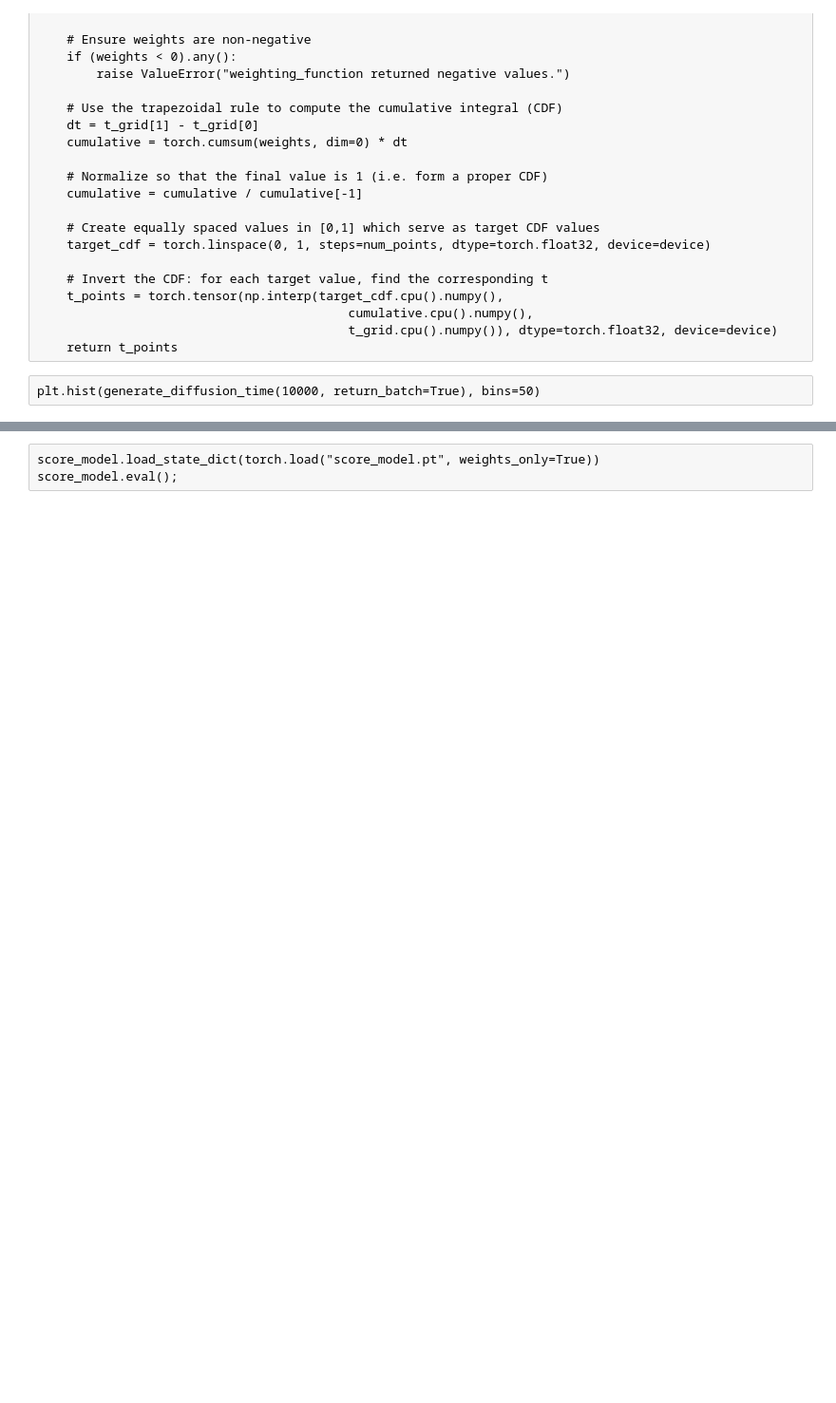
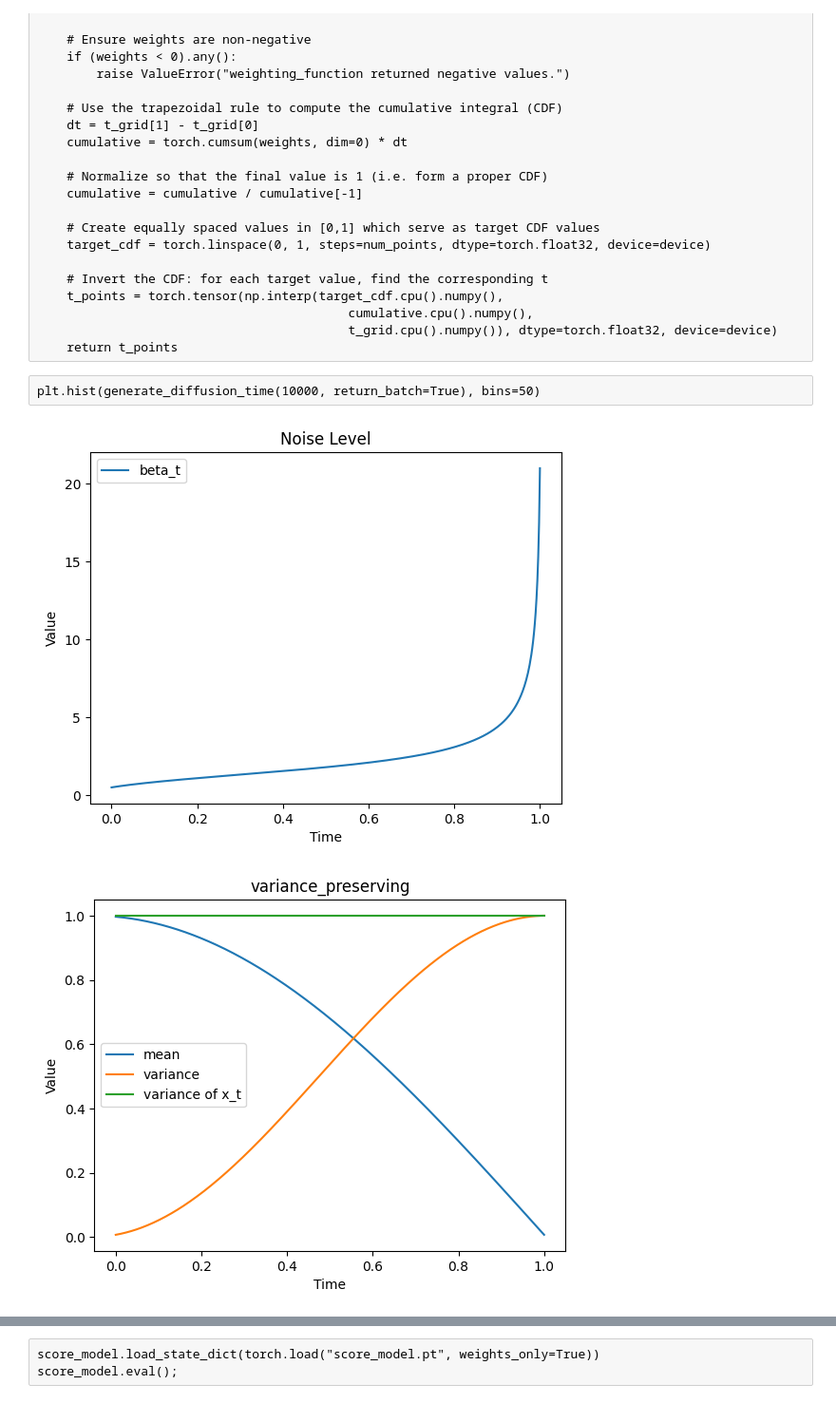
Before and after one commit to bayesflow-org/hierarchical-abi, a Jupyter notebook: gaussian test SDE.ipynb, the cells around one changed output, grey strips where cells are left out. Shown at 95% size. Drawn from its saved outputs; the diff is of its cells as text; code cells hidden in the pictures; blank space fills up the shorter version.

```diff
--- a/gaussian test SDE.ipynb
+++ b/gaussian test SDE.ipynb
@@ -471,7 +635,7 @@ def generate_weighted_time_points(num_points, num_grid=10000, device=None):
                                           t_grid.cpu().numpy()), dtype=torch.float32, device=device)
     return t_points
 # %%
-def generate_diffusion_time(size, epsilon=1e-3, return_batch=False, weighted_time=False, device=None):
+def generate_diffusion_time(size, epsilon, return_batch=False, weighted_time=False, device=None):
     """
     Generates equally spaced diffusion time values in [epsilon,1].
     The time is generated uniformly in [epsilon, 1] if return_batch is True.
@@ -482,7 +646,7 @@ def generate_diffusion_time(size, epsilon=1e-3, return_batch=False, weighted_tim
         time = torch.linspace(epsilon, 1, steps=size, dtype=torch.float32, device=device)
         return time
     if weighted_time:
-        pass
+        raise NotImplementedError("Weighted time points not implemented.")
         # make time step size proportional to the weighting function
         #time = generate_weighted_time_points(num_points=size, device=device)
         #if return_batch:
@@ -506,8 +670,8 @@ def generate_diffusion_time(size, epsilon=1e-3, return_batch=False, weighted_tim
 plt.hist(generate_diffusion_time(10000, return_batch=True), bins=50)
 # %%
 # plot the kernel
-t = generate_diffusion_time(100)
-beta_t = beta(t)
+t = generate_diffusion_time(500, epsilon=sde.epsilon)
+beta_t = sde._beta(t)
 plt.plot(t, torch.sqrt(beta_t), label='beta_t')
 plt.legend()
 plt.xlabel('Time')
@@ -516,41 +680,45 @@ plt.title('Noise Level')
 plt.show()
 
 # plot the kernel
-m, std = variance_preserving_kernel(t)
+m, std = sde.kernel(t)
 plt.plot(t, m, label='mean')
 plt.plot(t, std**2, label='variance')
+plt.plot(t, m**2+std**2, label='variance of x_t')
 plt.legend()
 plt.xlabel('Time')
 plt.ylabel('Value')
-plt.title('Variance Preserving Kernel')
+plt.title(sde.kernel_type)
 plt.show()
 
 # plot the snr
-m, std = variance_preserving_kernel(t)
+m, std = sde.kernel(t)
 snr = torch.log(torch.square(m)) - torch.log(torch.square(std))
 plt.plot(t, snr, label='log snr')
 plt.legend()
 plt.xlabel('Time')
 plt.ylabel('Value')
-plt.title('Variance Preserving Kernel')
+plt.title(sde.kernel_type)
 plt.show()
 
 plt.plot(t, weighting_function(t, prediction_type=['score', 'e', 'x', 'v'][3]), label='weighting')
 plt.legend()
 plt.xlabel('Time')
 plt.ylabel('Value')
 plt.title('Weighting Function')
 plt.show()
 
 plt.plot(snr, weighting_function(t, prediction_type=['score', 'e', 'x', 'v'][3]))
 plt.xlabel('lambda SNR')
 plt.ylabel('Weight')
 plt.title('Weighting Function')
 plt.show()
 
 # plt.plot(t, 1/std, label='score scaling')
 # plt.legend()
 # plt.xlabel('Time')
 # plt.ylabel('Value')
 # plt.title('score scaling')
 # plt.show()
+# %% [output]
+[figure, added]
+[figure, added]
```
Also changed, not shown: parts of 33 cells of this notebook, 10 other files.
